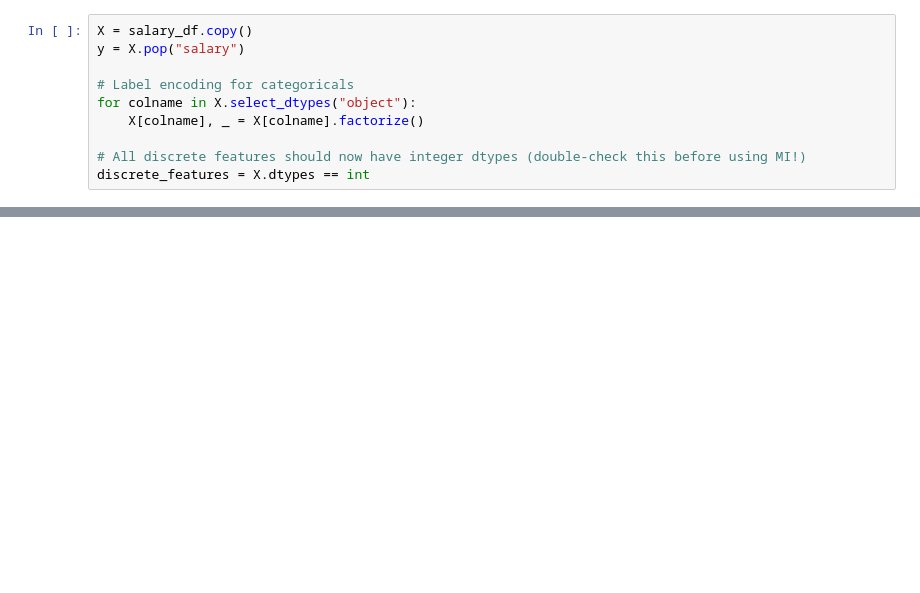
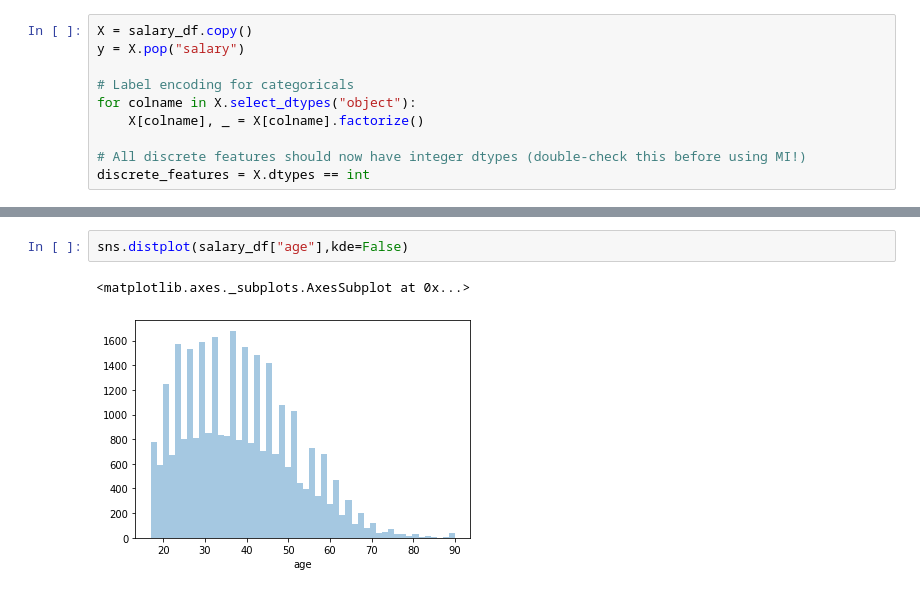
Before and after one commit to saishrane06/Exploratory-Data-Analysis, a Jupyter notebook: Salary_Prediction.ipynb, the cells around one changed output, grey strips where cells are left out. Drawn from its saved outputs; the diff is of its cells as text; blank space fills up the shorter version.

```diff
--- a/Salary_Prediction.ipynb
+++ b/Salary_Prediction.ipynb
@@ -101,0 +201,5 @@ plot_mi_scores(mi_scores)
+# %%
+sns.distplot(salary_df["age"],kde=False)
+# %% [output]
+<matplotlib.axes._subplots.AxesSubplot at 0x...>
+[figure, added]
```
Also changed, not shown: parts of 32 cells of this notebook.
